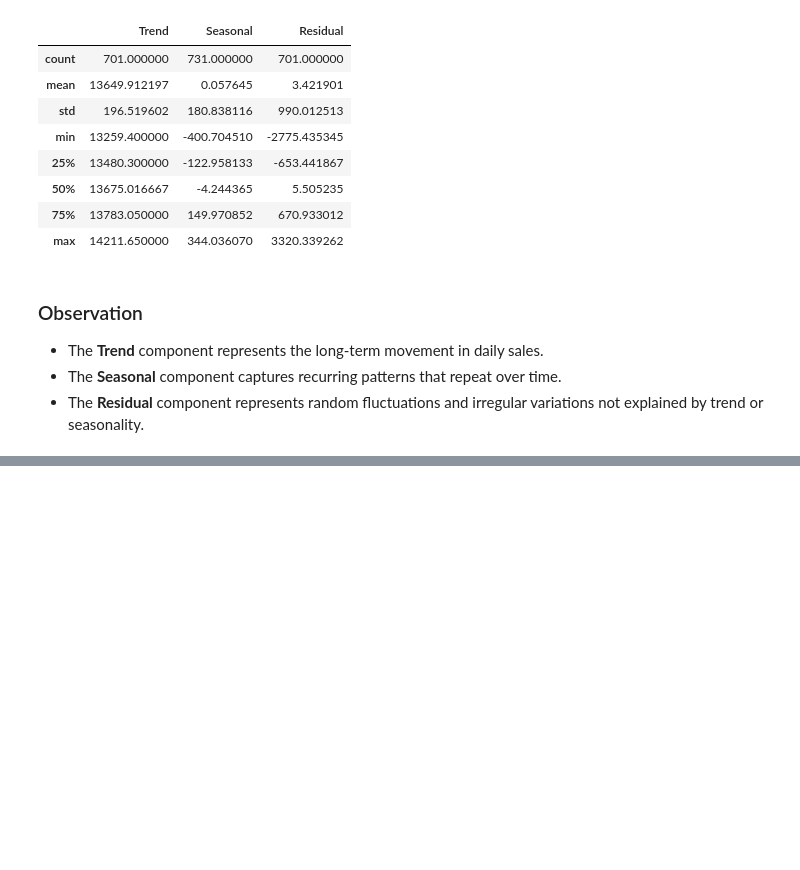
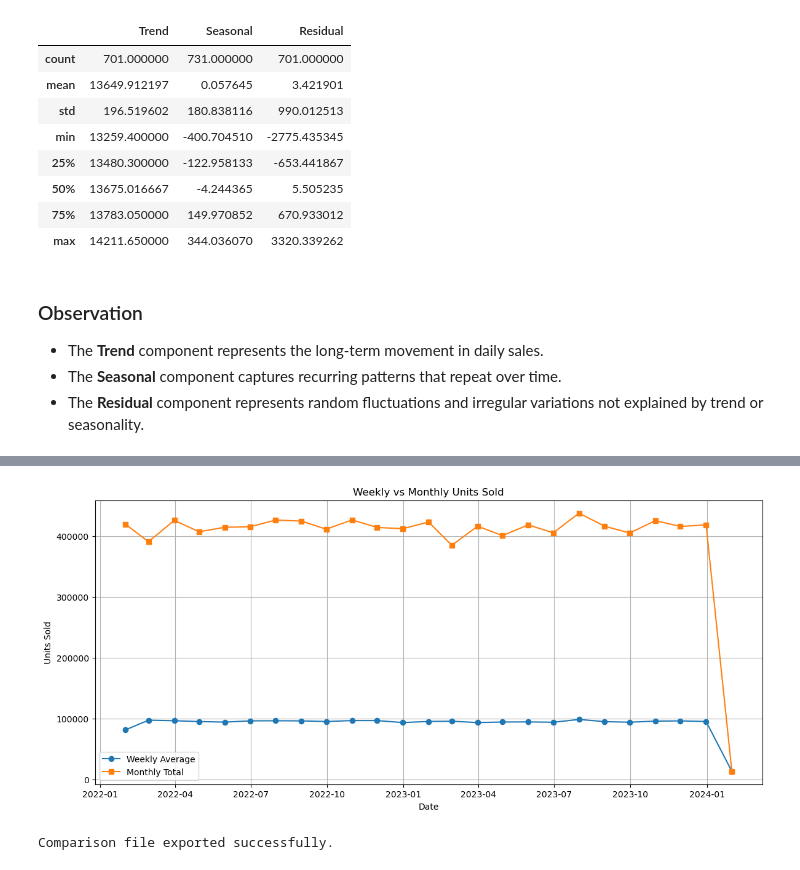
Before and after one commit to dharani-malla/Supply-Chain-Analytics-Demand-Forecasting-Anamoly-Detection, a Jupyter notebook: Week1_TimeSeries_Processing.ipynb, the cells around one changed output, grey strips where cells are left out. Cells and saved outputs as stored; diff of their text form; code cells hidden in the pictures; blank space fills up the shorter version.

```diff
--- a/Week1_TimeSeries_Processing.ipynb
+++ b/Week1_TimeSeries_Processing.ipynb
@@ -322,0 +327,7 @@ analysis.describe()
+# %%
+comparison = pd.DataFrame({
+    "Weekly Units Sold": weekly_sales.resample("ME").mean(),
+    "Monthly Units Sold": monthly_sales
+})
+
+comparison.head()
@@ -322,0 +342,32 @@ analysis.describe()
+# %%
+plt.figure(figsize=(14,6))
+
+plt.plot(comparison.index,
+         comparison["Weekly Units Sold"],
+         marker="o",
+         label="Weekly Average")
+
+plt.plot(comparison.index,
+         comparison["Monthly Units Sold"],
+         marker="s",
+         label="Monthly Total")
+
+plt.title("Weekly vs Monthly Units Sold")
+
+plt.xlabel("Date")
+
+plt.ylabel("Units Sold")
+
+plt.legend()
+
+plt.grid(True)
+
+plt.show()
+# %% [output]
+[figure, added]
+# %%
+comparison.to_excel("weekly_monthly_comparison.xlsx")
+
+print("Comparison file exported successfully.")
+# %% [output]
+Comparison file exported successfully.
```
Also changed, not shown: parts of 3 cells of this notebook, 1 other file.
